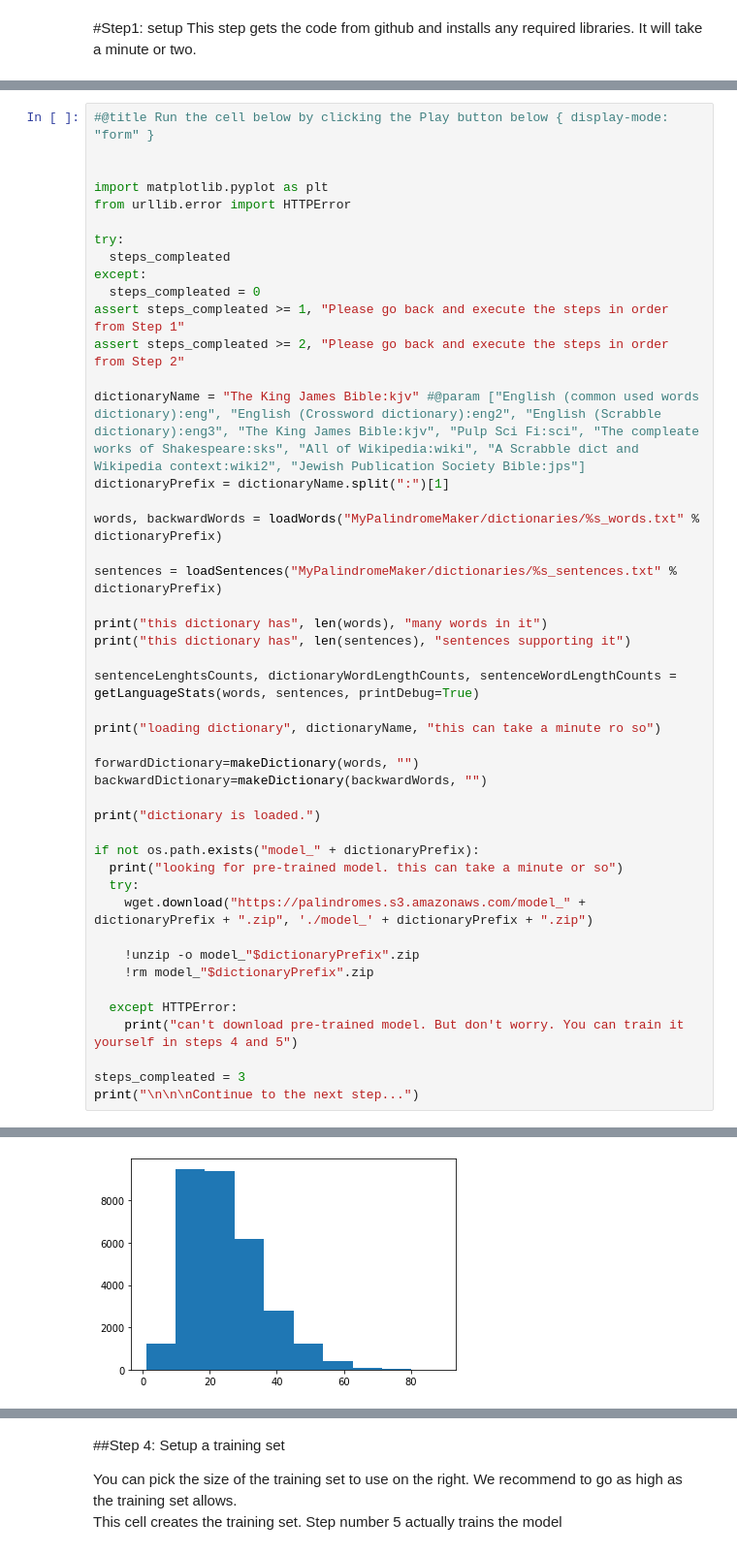
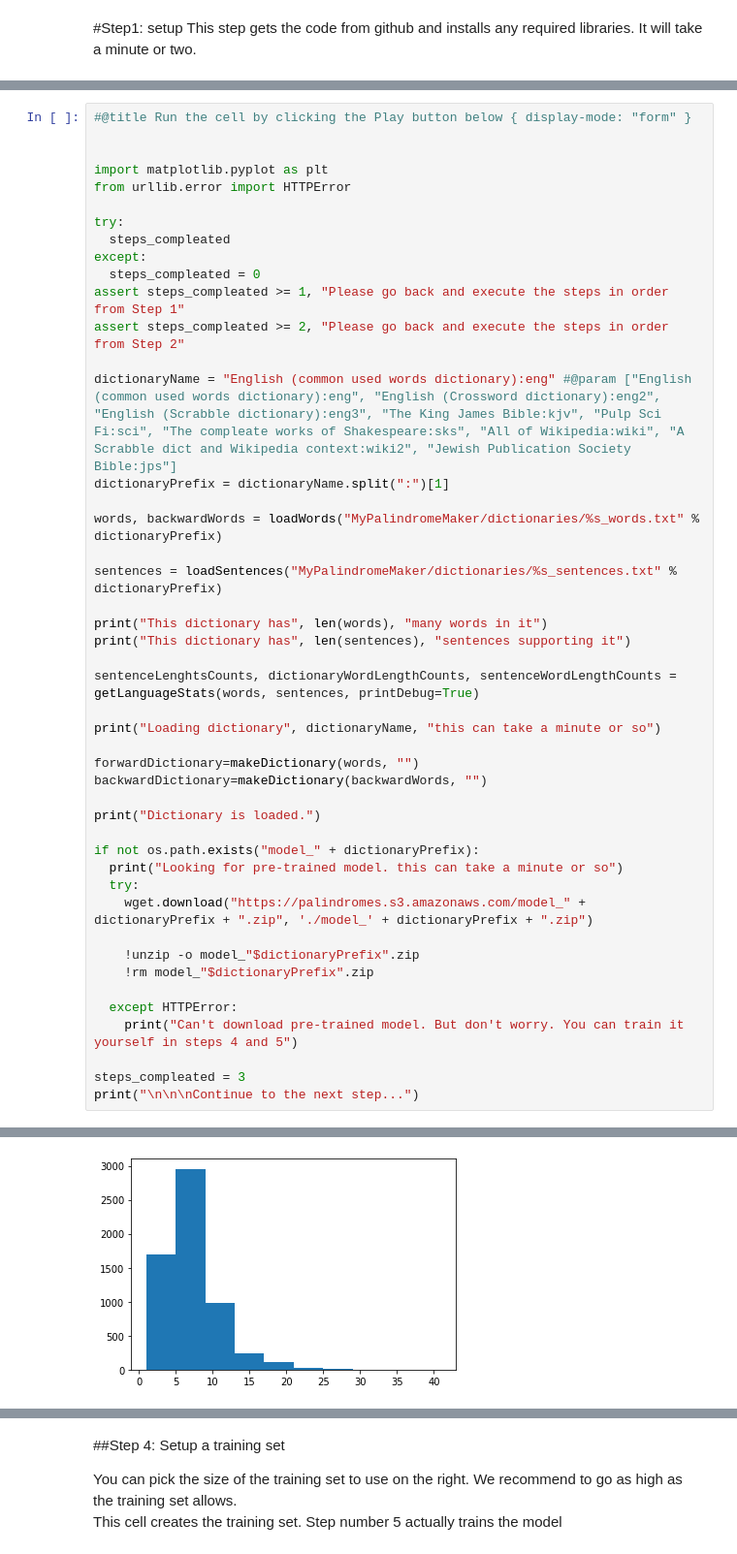
Before and after one commit to DrorNeumeier/MyPalindromeMaker, a Jupyter notebook: Drors_Palindromes_Maker.ipynb, the cells around one changed output, grey strips where cells are left out. Shown at 97% size. Saved outputs shown, nothing was run; the diff lists cells and outputs as text.

```diff
--- a/Drors_Palindromes_Maker.ipynb
+++ b/Drors_Palindromes_Maker.ipynb
@@ -423,6 +433,6 @@ Once loaded you will see histograms for sentence and word lengths in the diction
 The code will also try to download and install the pre-trained models to save time.
 # %%
-#@title Run the cell below by clicking the Play button below { display-mode: "form" }
+#@title Run the cell by clicking the Play button below { display-mode: "form" }
 
 
 import matplotlib.pyplot as plt
@@ -435,27 +445,27 @@ except:
 assert steps_compleated >= 1, "Please go back and execute the steps in order from Step 1"
 assert steps_compleated >= 2, "Please go back and execute the steps in order from Step 2"
 
-dictionaryName = "The King James Bible:kjv" #@param ["English (common used words dictionary):eng", "English (Crossword dictionary):eng2", "English (Scrabble dictionary):eng3", "The King James Bible:kjv", "Pulp Sci Fi:sci", "The compleate works of Shakespeare:sks", "All of Wikipedia:wiki", "A Scrabble dict and Wikipedia context:wiki2", "Jewish Publication Society Bible:jps"]
+dictionaryName = "English (common used words dictionary):eng" #@param ["English (common used words dictionary):eng", "English (Crossword dictionary):eng2", "English (Scrabble dictionary):eng3", "The King James Bible:kjv", "Pulp Sci Fi:sci", "The compleate works of Shakespeare:sks", "All of Wikipedia:wiki", "A Scrabble dict and Wikipedia context:wiki2", "Jewish Publication Society Bible:jps"]
 dictionaryPrefix = dictionaryName.split(":")[1]
 
 words, backwardWords = loadWords("MyPalindromeMaker/dictionaries/%s_words.txt" % dictionaryPrefix)
 
 sentences = loadSentences("MyPalindromeMaker/dictionaries/%s_sentences.txt" % dictionaryPrefix)
 
-print("this dictionary has", len(words), "many words in it")
-print("this dictionary has", len(sentences), "sentences supporting it")
+print("This dictionary has", len(words), "many words in it")
+print("This dictionary has", len(sentences), "sentences supporting it")
 
 sentenceLenghtsCounts, dictionaryWordLengthCounts, sentenceWordLengthCounts = getLanguageStats(words, sentences, printDebug=True)
 
-print("loading dictionary", dictionaryName, "this can take a minute ro so")
+print("Loading dictionary", dictionaryName, "this can take a minute or so")
 
 forwardDictionary=makeDictionary(words, "")
 backwardDictionary=makeDictionary(backwardWords, "")
 
-print("dictionary is loaded.")
+print("Dictionary is loaded.")
 
 if not os.path.exists("model_" + dictionaryPrefix):
-  print("looking for pre-trained model. this can take a minute or so")
+  print("Looking for pre-trained model. this can take a minute or so")
   try:
     wget.download("https://palindromes.s3.amazonaws.com/model_" + dictionaryPrefix + ".zip", './model_' + dictionaryPrefix + ".zip")
 
@@ -463,7 +473,7 @@ if not os.path.exists("model_" + dictionaryPrefix):
     !rm model_"$dictionaryPrefix".zip
 
   except HTTPError:
-    print("can't download pre-trained model. But don't worry. You can train it yourself in steps 4 and 5")
+    print("Can't download pre-trained model. But don't worry. You can train it yourself in steps 4 and 5")
 
 steps_compleated = 3
 print("\n\n\nContinue to the next step...")
@@ -474,2 +484,2 @@ Average sentence length 24.509710314367368
 Sentence length histogram
-[figure, old version]
+[figure, new version]
```
Also changed, not shown: parts of 14 cells of this notebook.
